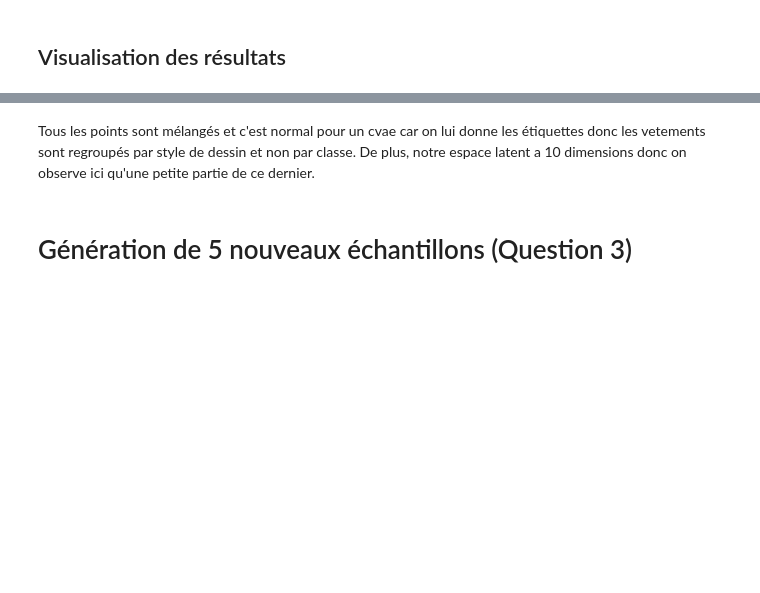
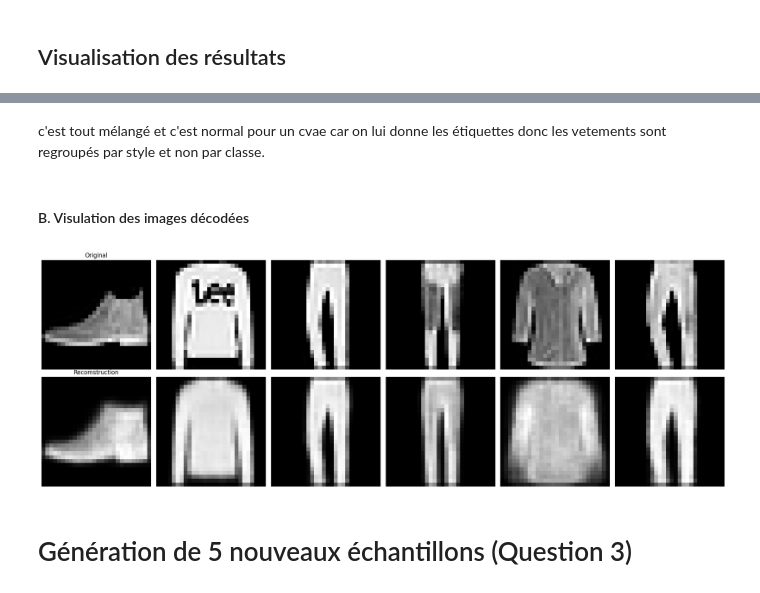
Before and after one commit to albanevergnes/HDDL, a Jupyter notebook: Rapport_Projet2.ipynb, the cells around one changed output, grey strips where cells are left out. Saved outputs shown, nothing was run; the diff lists cells and outputs as text; code cells hidden in the pictures; blank space fills up the shorter version.

```diff
--- a/Rapport_Projet2.ipynb
+++ b/Rapport_Projet2.ipynb
@@ -25,8 +35,8 @@ batch_size = 128
 
 # Data loading
 transform = transforms.Compose([transforms.ToTensor()])
-train_dataset = datasets.FashionMNIST(root='./data', train=True, transform=transform, download=True)
-test_dataset = datasets.FashionMNIST(root='./data', train=False, transform=transform, download=True)
+train_dataset = datasets.FashionMNIST(root='../../data', train=True, transform=transform, download=True)
+test_dataset = datasets.FashionMNIST(root='../../data', train=False, transform=transform, download=True)
 
 train_loader = torch.utils.data.DataLoader(dataset=train_dataset, batch_size=batch_size, shuffle=True)
 test_loader = torch.utils.data.DataLoader(dataset=test_dataset, batch_size=batch_size, shuffle=False)
@@ -332,2 +418,4 @@ plot_latent_space(cvae,beta)
 # %% [markdown]
-Tous les points sont mélangés et c'est normal pour un cvae car on lui donne les étiquettes donc les vetements sont regroupés par style de dessin et non par classe. De plus, notre espace latent a 10 dimensions donc on observe ici qu'une petite partie de ce dernier.
+c'est tout mélangé et c'est normal pour un cvae car on lui donne les étiquettes donc les vetements sont regroupés par style et non par classe.
+# %% [markdown]
+#### B. Visulation des images décodées
@@ -334,3 +446,25 @@ Tous les points sont mélangés et c'est normal pour un cvae car on lui donne le
+# %%
+# Select a batch of images from the test dataset
+# 'batch' contient le couple (images, labels)
+batch = next(iter(test_loader))
+
+# On sépare les images et les labels (Le CVAE a besoin des deux !)
+inputs, labels = batch
+
+# Get the reconstructions of the selected images
+# On passe inputs ET labels au modèle (et on met tout sur le device)
+recons, _, _ = cvae(inputs.to(device), labels.to(device))
+
+# Reshape the images for plotting
+# Ici, je réutilise ton nom 'random_images' pour stocker les données numpy finales
+random_images = inputs.cpu().numpy().squeeze()
+recons = recons.detach().cpu().numpy().squeeze()
+
+# Plot the original images and their reconstructions
+# (On prend seulement les 6 premières pour que ça rentre dans ton affichage)
+image_comparison(random_images[:6], recons[:6])
+# %% [output]
+[figure, added]
 # %% [markdown]
 # Génération de 5 nouveaux échantillons (Question 3)
 # %%
```
Also changed, not shown: parts of 23 cells of this notebook.
